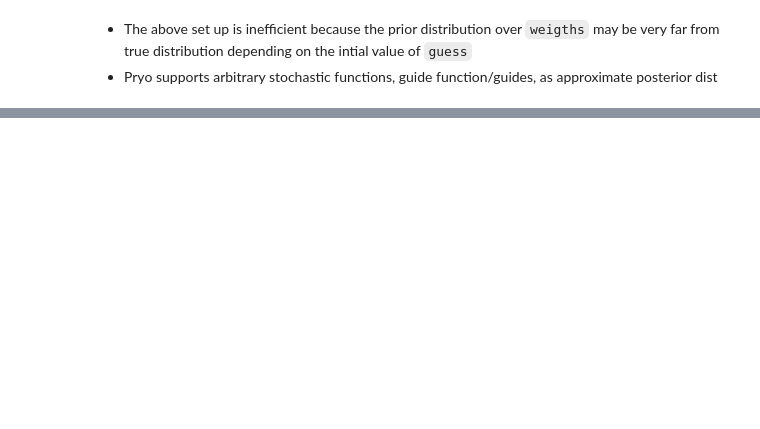
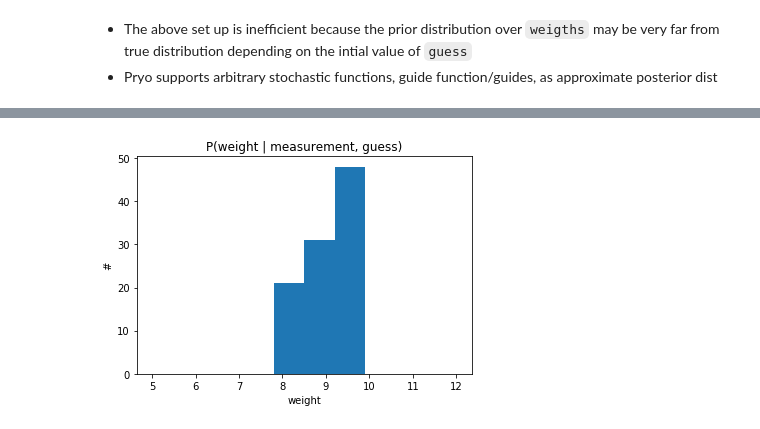
Before and after one commit to minhnhdo/probprog-presentation, a Jupyter notebook: Pyro_intro.ipynb, the cells around one changed output, grey strips where cells are left out. Cells and saved outputs as stored; diff of their text form; code cells hidden in the pictures; blank space fills up the shorter version.

```diff
--- a/Pyro_intro.ipynb
+++ b/Pyro_intro.ipynb
@@ -225,0 +285,10 @@ tensor(8.7295)
+# %%
+posterior = pyro.infer.Importance(conditioned_scale, scale_parametrized_guide, num_samples=10)
+marginal = pyro.infer.EmpiricalMarginal(posterior.run(guess), sites="weight")
+
+plt.hist([marginal().item() for _ in range(100)], range=(5.0, 12.0))
+plt.title("P(weight | measurement, guess)")
+plt.xlabel("weight")
+plt.ylabel("#");
+# %% [output]
+[figure, added]
```
Also changed, not shown: parts of 14 cells of this notebook.
